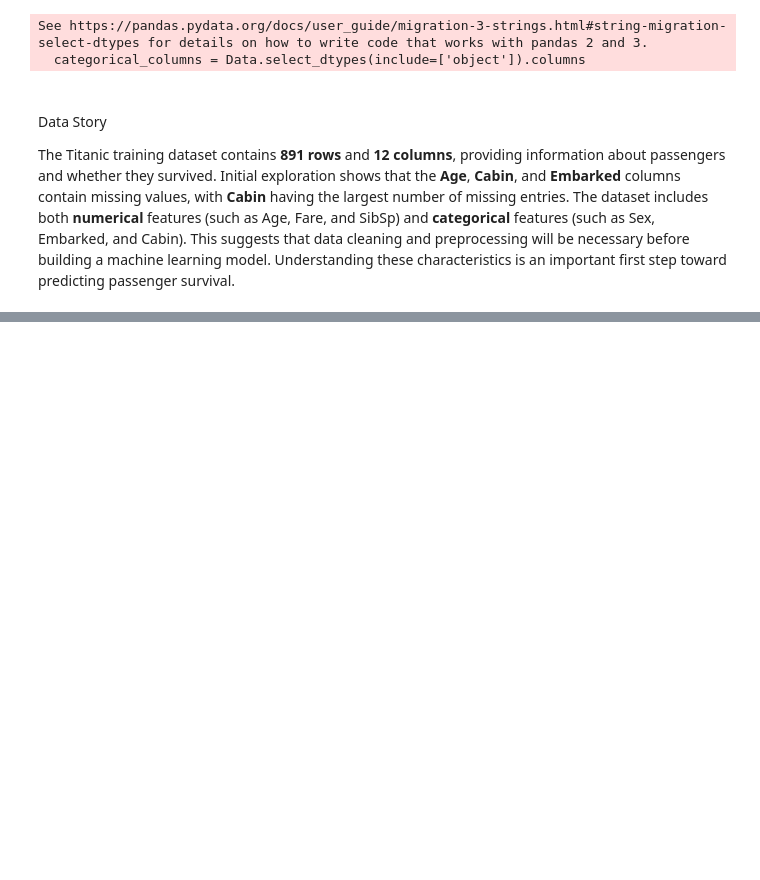
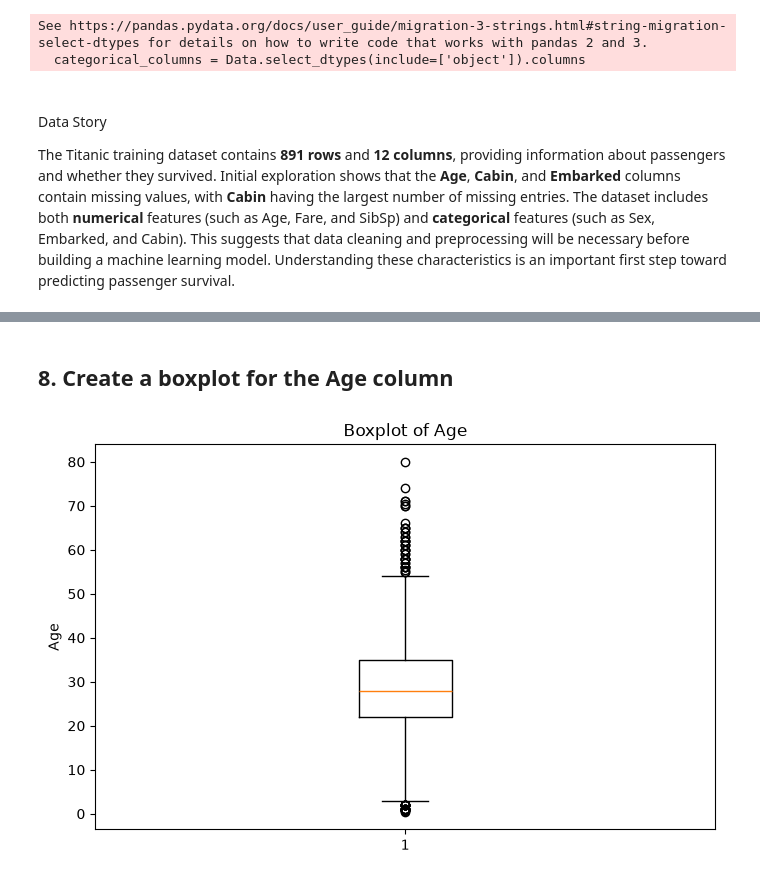
Before and after one commit to MoeezIqbal436/neurofive-ml-track, a Jupyter notebook: task_1.ipynb, the cells around one changed output, grey strips where cells are left out. Saved outputs shown, nothing was run; the diff lists cells and outputs as text; code cells hidden in the pictures; blank space fills up the shorter version.

```diff
--- a/task_1.ipynb
+++ b/task_1.ipynb
@@ -99,0 +104,12 @@ The Titanic training dataset contains **891 rows** and **12 columns**, providing
+# %%
+# Fill missing values in Age with the median
+Data["Age"] = Data["Age"].fillna(Data["Age"].median())
+
+# Fill missing values in Embarked with the mode
+Data["Embarked"] = Data["Embarked"].fillna(Data["Embarked"].mode()[0])
+
+# Drop the Cabin column because it has too many missing values
+Data.drop(columns=["Cabin"], inplace=True)
+
+# Verify that there are no missing values
+print(Data.isnull().sum())
@@ -99,0 +135,10 @@ The Titanic training dataset contains **891 rows** and **12 columns**, providing
+# %% [markdown]
+## 8. Create a boxplot for the Age column
+# %%
+plt.figure(figsize=(8, 5))
+plt.boxplot(Data["Age"].dropna(), vert=True)
+plt.title("Boxplot of Age")
+plt.ylabel("Age")
+plt.show()
+# %% [output]
+[figure, added]
```
Also changed, not shown: parts of 14 cells of this notebook, 2 other files.
